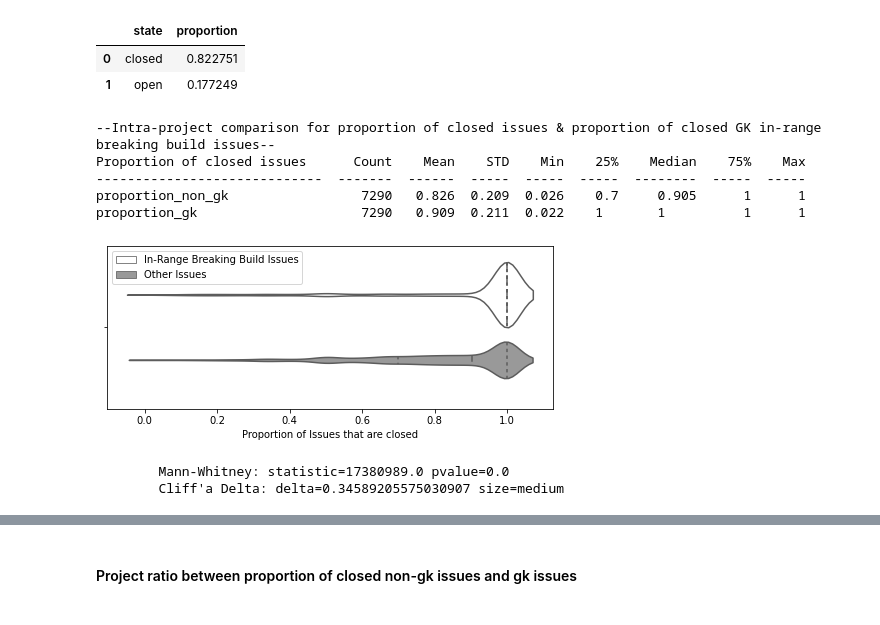
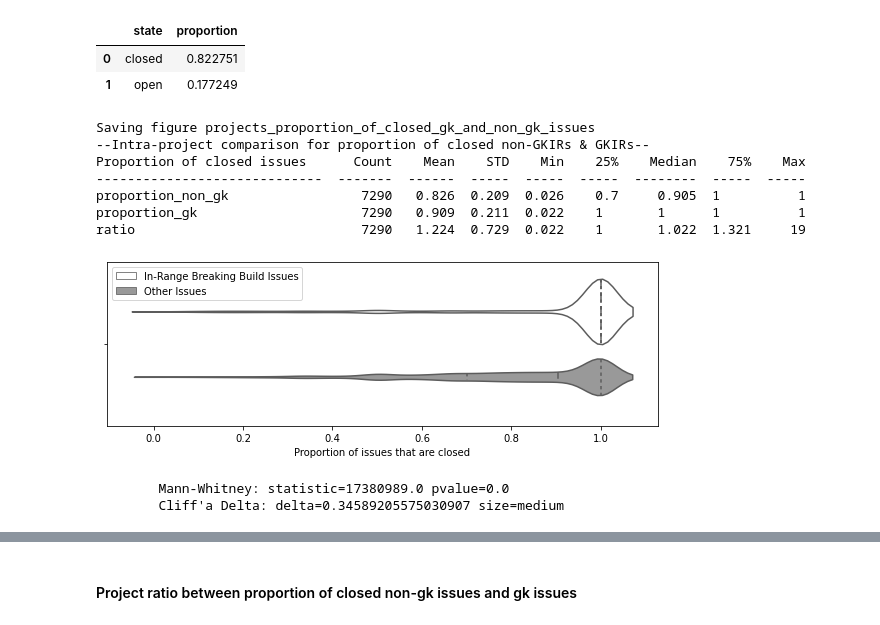
Before and after one commit to brombaut/GKIR_Analysis, a Jupyter notebook: data-analysis/p_rq2.ipynb, the cells around one changed output, grey strips where cells are left out. Cells and saved outputs as stored; diff of their text form; code cells hidden in the pictures.

```diff
--- a/data-analysis/p_rq2.ipynb
+++ b/data-analysis/p_rq2.ipynb
@@ -175,46 +175,45 @@ melted = pd.melt(
     var_name='proportion_type',
     value_name='proportion',
 )
 melted['placeholder'] = ''
 fig, ax = plt.subplots(nrows=1, ncols=1, figsize=(8,3))
 sns.violinplot(
     data=melted,
     x='proportion',
     y='placeholder',
     hue='proportion_type',
     split=False,
     inner='quartile',
     palette=['1', '0.6'],
     ax=ax,
 )
 ax.set_ylabel('')
-ax.set_xlabel('Proportion of Issues that are closed')
+ax.set_xlabel('Proportion of issues that are closed')
 # ax.set_xlim(0, 1)
 ax.legend(
     title='',
 )
 L = plt.legend(loc=2)
 
 L.get_texts()[0].set_text('In-Range Breaking Build Issues')
 L.get_texts()[1].set_text('Other Issues')
 save_fig('projects_proportion_of_closed_gk_and_non_gk_issues')
-print('--Intra-project comparison for proportion of closed issues & proportion of closed GK in-range breaking build issues--')
-tfns(project_issue__state_proportions__closed, ['proportion_non_gk', 'proportion_gk'], title='Proportion of closed issues')
+print('--Intra-project comparison for proportion of closed non-GKIRs & GKIRs--')
+tfns(project_issue__state_proportions__closed, ['proportion_non_gk', 'proportion_gk', 'ratio'], title='Proportion of closed issues')
 plt.show()
 
-# Use mann-whitney test because wilcoxon test requires same length
-(statistic, pvalue) = mannwhitneyu(project_issue__state_proportions__closed['proportion_gk'], project_issue__state_proportions__closed['proportion_non_gk'])
-(delta, size) = cliffsDelta(project_issue__state_proportions__closed['proportion_gk'], project_issue__state_proportions__closed['proportion_non_gk'])
-print(f'''\
-\tMann-Whitney: statistic={statistic} pvalue={pvalue}
-\tCliff'a Delta: delta={delta} size={size}
-''')
+mannwhitneyu_cliffsdelta(
+    project_issue__state_proportions__closed['proportion_gk'],
+    project_issue__state_proportions__closed['proportion_non_gk']
+)
 # %% [output]
---Intra-project comparison for proportion of closed issues & proportion of closed GK in-range breaking build issues--
+Saving figure projects_proportion_of_closed_gk_and_non_gk_issues
+--Intra-project comparison for proportion of closed non-GKIRs & GKIRs--
 Proportion of closed issues      Count    Mean    STD    Min    25%    Median    75%    Max
 -----------------------------  -------  ------  -----  -----  -----  --------  -----  -----
-proportion_non_gk                 7290   0.826  0.209  0.026    0.7     0.905      1      1
-proportion_gk                     7290   0.909  0.211  0.022    1       1          1      1
+proportion_non_gk                 7290   0.826  0.209  0.026    0.7     0.905  1          1
+proportion_gk                     7290   0.909  0.211  0.022    1       1      1          1
+ratio                             7290   1.224  0.729  0.022    1       1.022  1.321     19
-[figure, old version]
+[figure, new version]
         Mann-Whitney: statistic=17380989.0 pvalue=0.0
         Cliff'a Delta: delta=0.34589205575030907 size=medium
```
Also changed, not shown: parts of 7 cells of this notebook, 4 other files.
